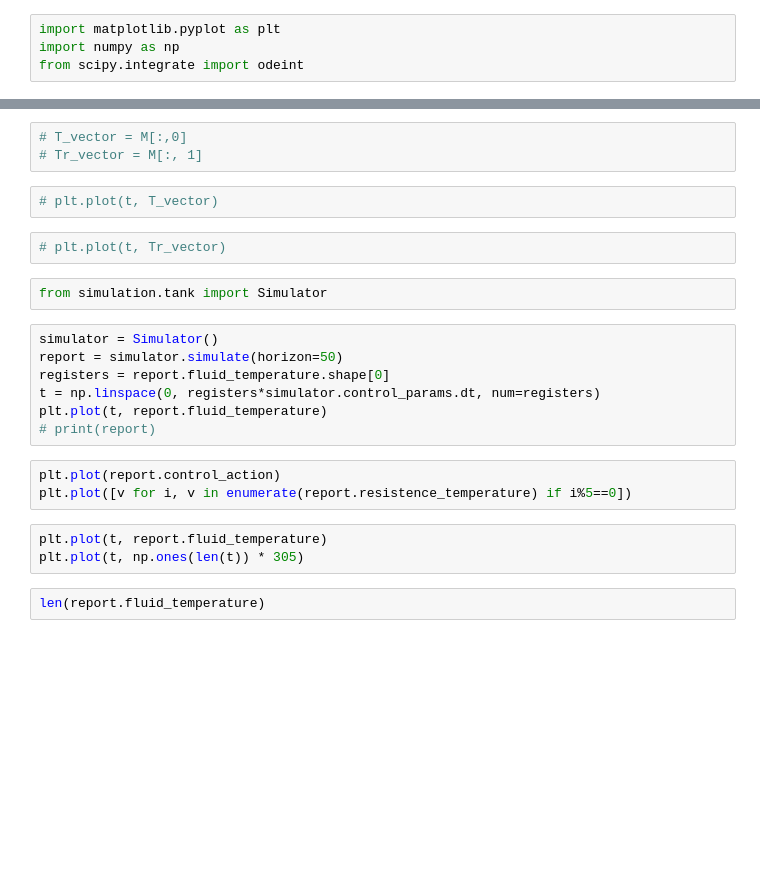
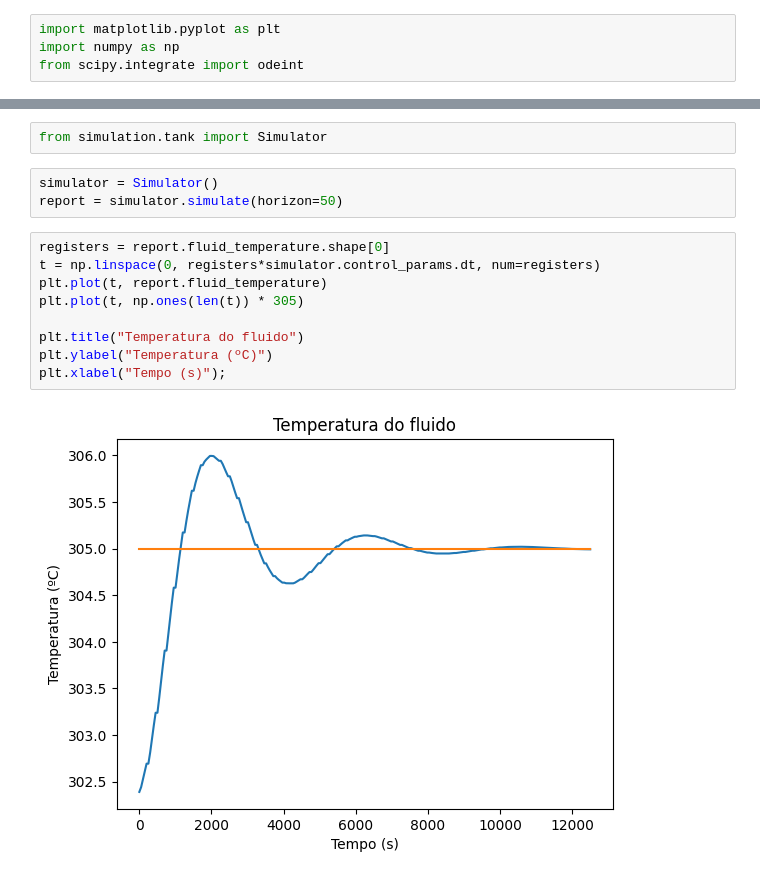
Before and after one commit to MatheusCascalho/PID_controller, a Jupyter notebook: demo/tank_vizualizer.ipynb, the cells around one changed output, grey strips where cells are left out. Drawn from its saved outputs; the diff is of its cells as text; blank space fills up the shorter version.

```diff
--- a/demo/tank_vizualizer.ipynb
+++ b/demo/tank_vizualizer.ipynb
@@ -27,27 +5,19 @@ Tr0
-# %%
-# T_vector = M[:,0]
-# Tr_vector = M[:, 1]
-# %%
-# plt.plot(t, T_vector)
-# %%
-# plt.plot(t, Tr_vector)
 # %%
 from simulation.tank import Simulator
+# %%
+simulator = Simulator()
+report = simulator.simulate(horizon=50)
 # %%
-simulator = Simulator()
-report = simulator.simulate(horizon=50)
 registers = report.fluid_temperature.shape[0]
 t = np.linspace(0, registers*simulator.control_params.dt, num=registers)
 plt.plot(t, report.fluid_temperature)
-# print(report)
+plt.plot(t, np.ones(len(t)) * 305)
+
+plt.title("Temperatura do fluido")
+plt.ylabel("Temperatura (ºC)")
+plt.xlabel("Tempo (s)");
+# %% [output]
+[figure, added]
-# %%
-plt.plot(report.control_action)
-plt.plot([v for i, v in enumerate(report.resistence_temperature) if i%5==0])
-# %%
-plt.plot(t, report.fluid_temperature)
-plt.plot(t, np.ones(len(t)) * 305)
-# %%
-len(report.fluid_temperature)
 # %%
 action = report.control_action
 resistencia = [v for i, v in enumerate(report.resistence_temperature) if i%5==0]
```
Also changed, not shown: parts of 16 cells of this notebook.
